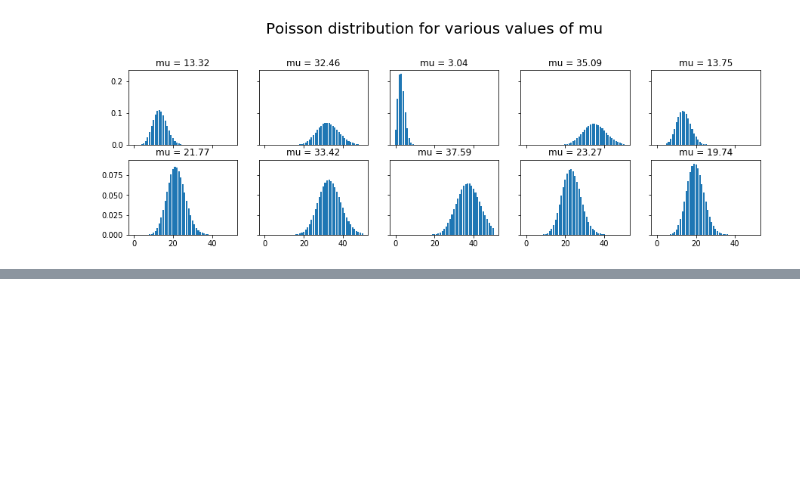
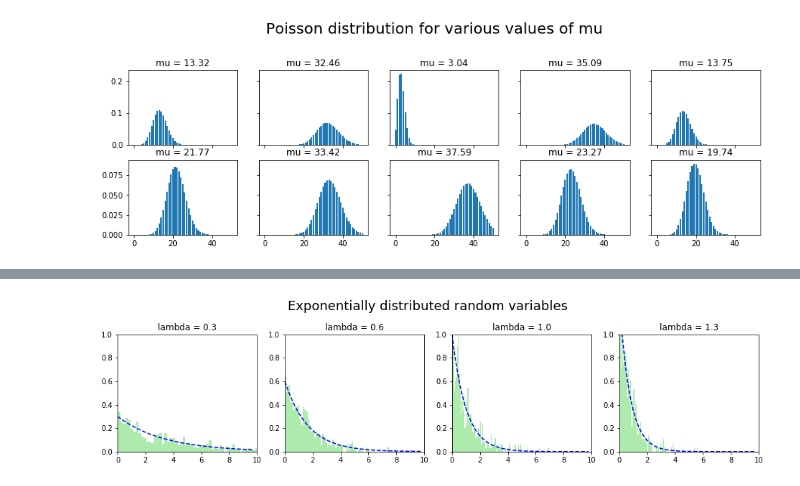
Before and after one commit to saattrupdan/saattrupdan.github.io, a Jupyter notebook: testbook.ipynb, the cells around one changed output, grey strips where cells are left out. Drawn from its saved outputs; the diff is of its cells as text; code cells hidden in the pictures; blank space fills up the shorter version.

```diff
--- a/testbook.ipynb
+++ b/testbook.ipynb
@@ -90,0 +112,26 @@ plt.show()
+# %%
+from scipy.stats import expon
+from matplotlib import pyplot as plt
+import seaborn as sns
+import numpy as np
+
+fig, ax = plt.subplots(1,4, figsize=(16,3))
+lambdas = [.3, .6, 1.0, 1.3]
+t = np.arange(0, 10, 0.2)
+
+for (i, lamb) in enumerate(lambdas):
+
+    # generate uniformly distributed random variables
+    rvs = expon.rvs(size = 500, scale = 1/lamb)
+
+    # plot the values of the random variables
+    sns.distplot(rvs, bins=100, color='limegreen', kde=False, ax=ax[i], norm_hist=True)
+    ax[i].axes.set_xlim(0, 10)
+    ax[i].axes.set_ylim(0, 1)
+    ax[i].axes.plot(t, expon.pdf(t, scale = 1/lamb), 'b--')
+    ax[i].title.set_text(f"lambda = {lamb}")
+
+fig.suptitle("Exponentially distributed random variables", y=1.1, fontsize=18)
+plt.show()
+# %% [output]
+[figure, added]
```
Also changed, not shown: parts of 1 cell of this notebook, 2 other files.
